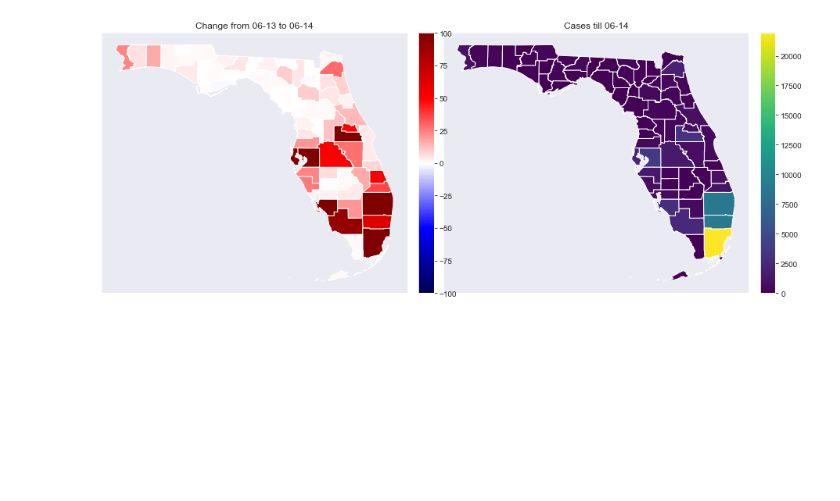
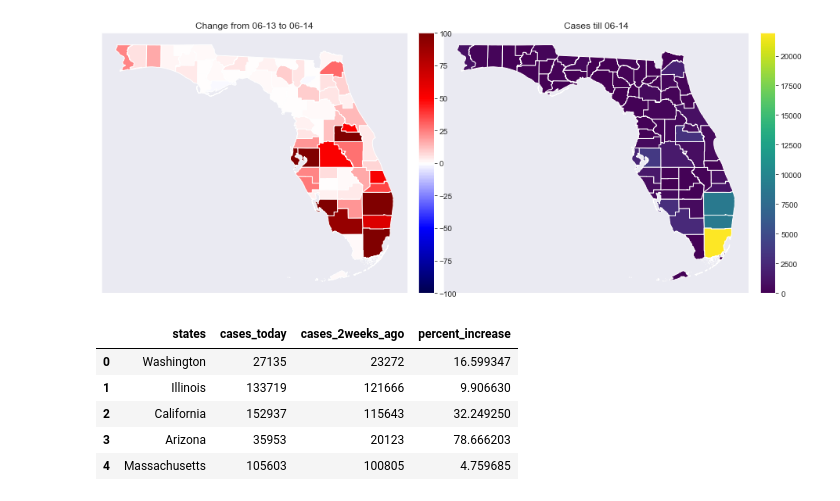
Before and after one commit to NikhilTilak/COVID19, a Jupyter notebook: Notebooks/covid19_visualizer.ipynb, the cells around one changed output. Cells and saved outputs as stored; diff of their text form; code cells hidden in the pictures; blank space fills up the shorter version.

```diff
--- a/Notebooks/covid19_visualizer.ipynb
+++ b/Notebooks/covid19_visualizer.ipynb
@@ -301,0 +325,16 @@ state_heatmap('Florida', start_date='2020-06-13')
+# %%
+states = pd.unique(df_states['state'])
+cases_by_state =pd.DataFrame({'states': states,
+                              'cases_today':[y_cc.loc[state][-1] for state in states],
+                             'cases_2weeks_ago':[y_cc.loc[state][-14] for state in states]})
+cases_by_state['percent_increase'] = cases_by_state.apply(lambda x:
+                                                          100*(x.cases_today-x.cases_2weeks_ago)/x.cases_2weeks_ago, axis=1)
+cases_by_state.fillna(0, inplace=True)
+cases_by_state.head()
+# %% [output]
+|  | states | cases_today | cases_2weeks_ago | percent_increase |
+| 0 | Washington | 27135 | 23272 | 16.599347 |
+| 1 | Illinois | 133719 | 121666 | 9.906630 |
+| 2 | California | 152937 | 115643 | 32.249250 |
+| 3 | Arizona | 35953 | 20123 | 78.666203 |
+| 4 | Massachusetts | 105603 | 100805 | 4.759685 |
```
Also changed, not shown: parts of 6 cells of this notebook.
